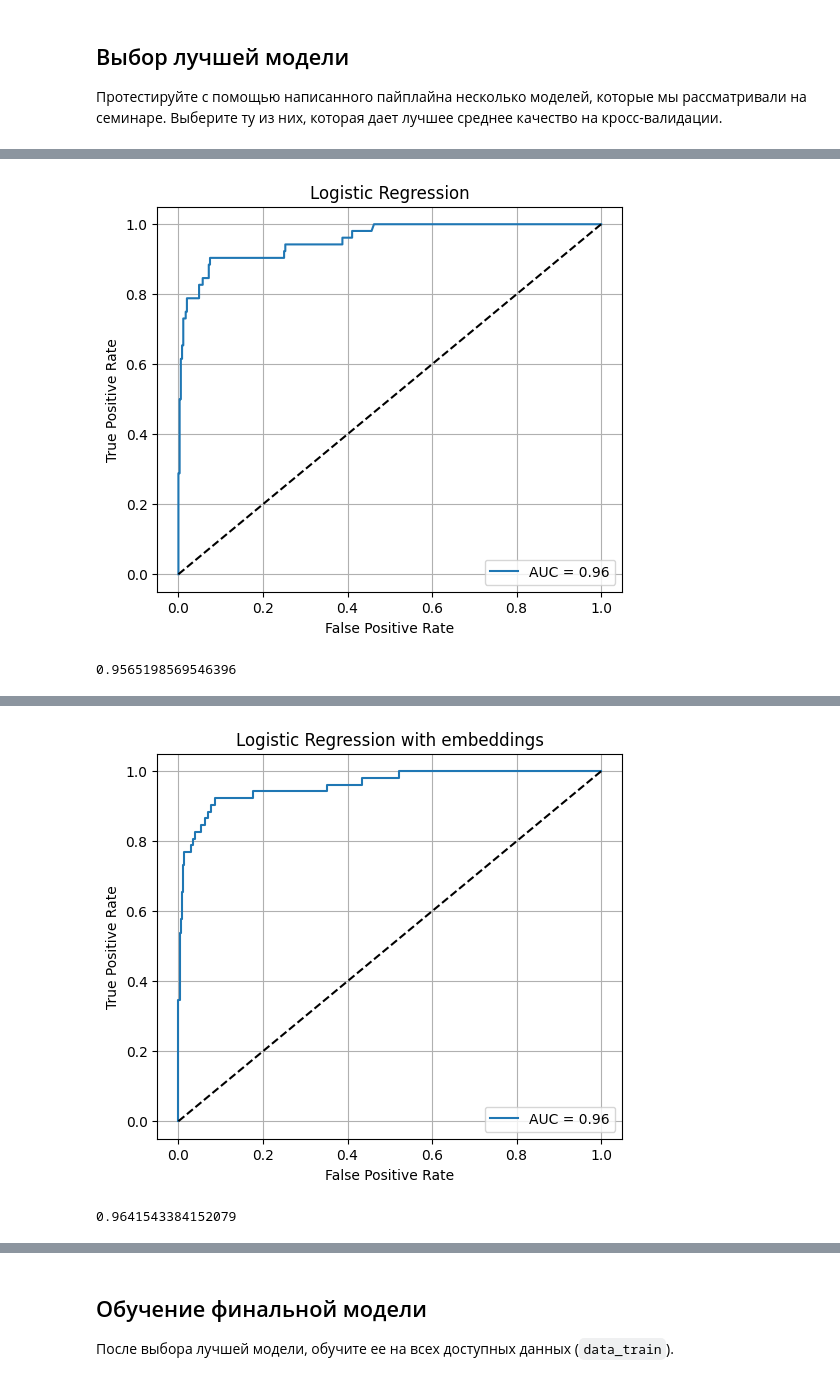
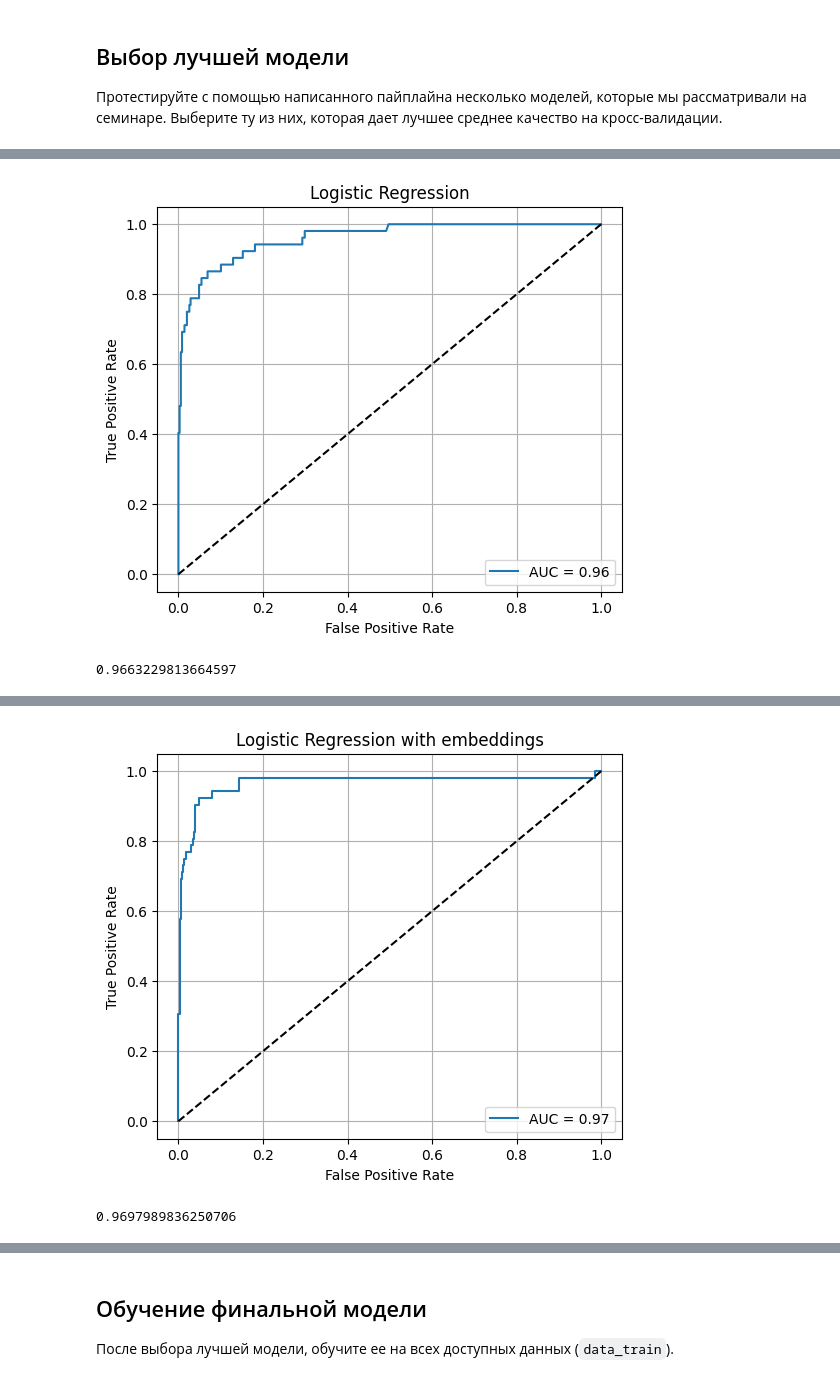
Before and after one commit to kovzanok/ml, a Jupyter notebook: hw_01_logistic_regression_for_text.ipynb, the cells around one changed output, grey strips where cells are left out. Saved outputs shown, nothing was run; the diff lists cells and outputs as text; code cells hidden in the pictures.

```diff
--- a/hw_01_logistic_regression_for_text.ipynb
+++ b/hw_01_logistic_regression_for_text.ipynb
@@ -238,13 +269,13 @@ print(score)
 # %%
 score = run_model_pipeline([CountVectorizer(stop_words=list(stop_words)),
                             LogisticRegression()],
-                            X=data['x'],
+                            X=data['Message'],
                             y=data['y'],
                            model_name='Logistic Regression')
 print(score)
 # %% [output]
-[figure, old version]
+[figure, new version]
-0.9565198569546396
+0.9663229813664597
 # %%
 !pip install gensim
 # %% [output]
@@ -275,7 +306,7 @@ class EmbeddingPreprocessor(BaseEstimator, TransformerMixin):
     def fit(self, X, y=None):
         return self
 
-    def _vectorize_sum(self, comment):
+    def _vectorize_mean_std(self, comment):
         embedding_dim = self.embeddings.vectors.shape[1]
 
         try:
@@ -284,22 +315,24 @@ class EmbeddingPreprocessor(BaseEstimator, TransformerMixin):
             print('no vector created')
             comment_vectors = np.zeros((1, embedding_dim))
 
-        features = np.sum(comment_vectors, axis=0)
-        return features
+        mean = comment_vectors.mean(axis=0)
+        std = comment_vectors.std(axis=0)
+
+        return np.concatenate([mean, std])
 
     def transform(self, X):
-        X_wv = np.stack([self._vectorize_sum(text) for text in X])
+        X_wv = np.stack([self._vectorize_mean_std(text) for text in X])
 
         return X_wv
 # %%
 embs = gensim.downloader.load('glove-wiki-gigaword-100')
 # %%
 score = run_model_pipeline([EmbeddingPreprocessor(embeddings=embs),
-                            LogisticRegression(max_iter=1000)],
-                            X=data['x'],
+                            LogisticRegression(max_iter=1000, class_weight='balanced')],
+                            X=data['Message'],
                             y=data['y'],
                            model_name='Logistic Regression with embeddings')
 print(score)
 # %% [output]
-[figure, old version]
+[figure, new version]
-0.9641543384152079
+0.9697989836250706
```
Also changed, not shown: parts of 7 cells of this notebook.
